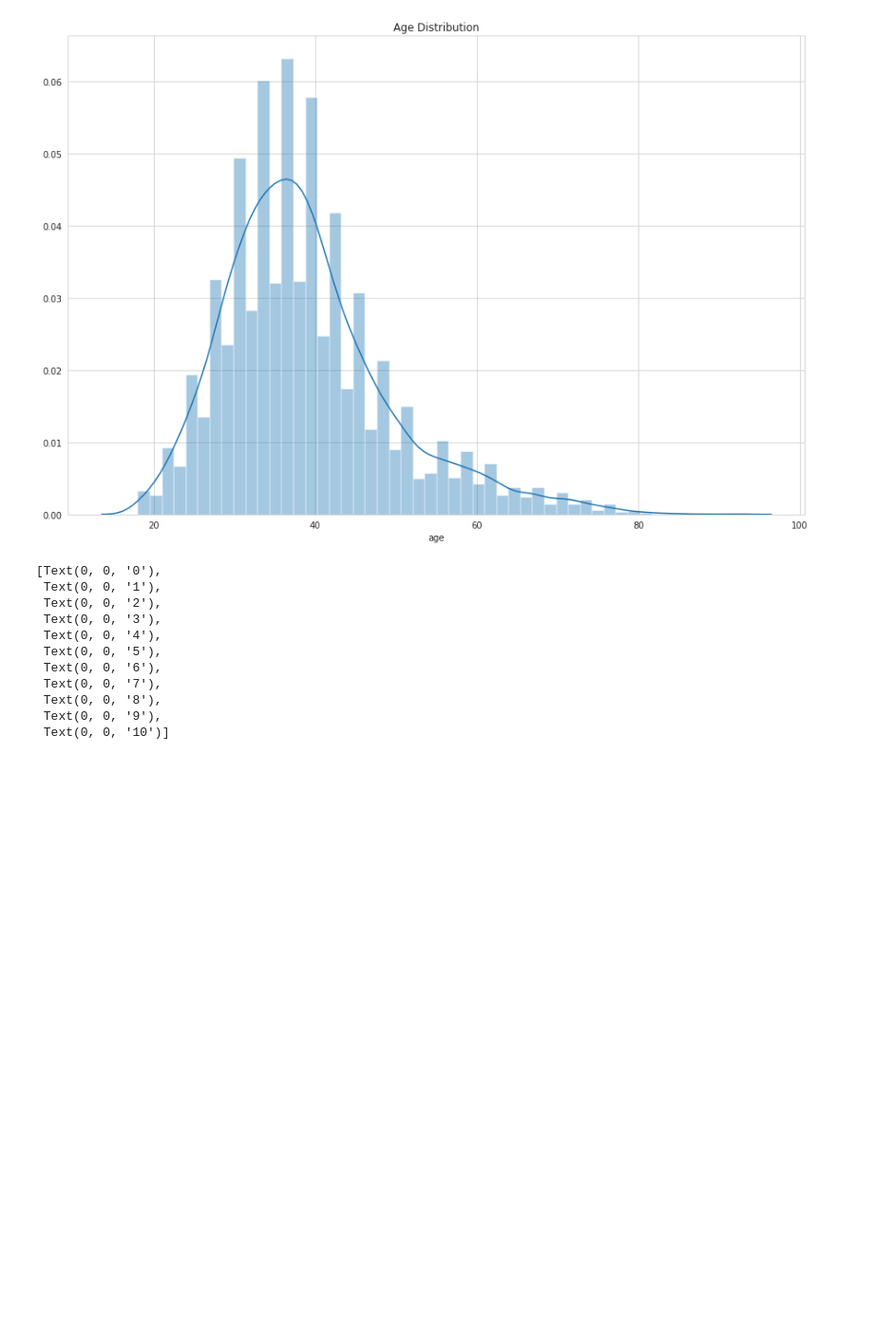
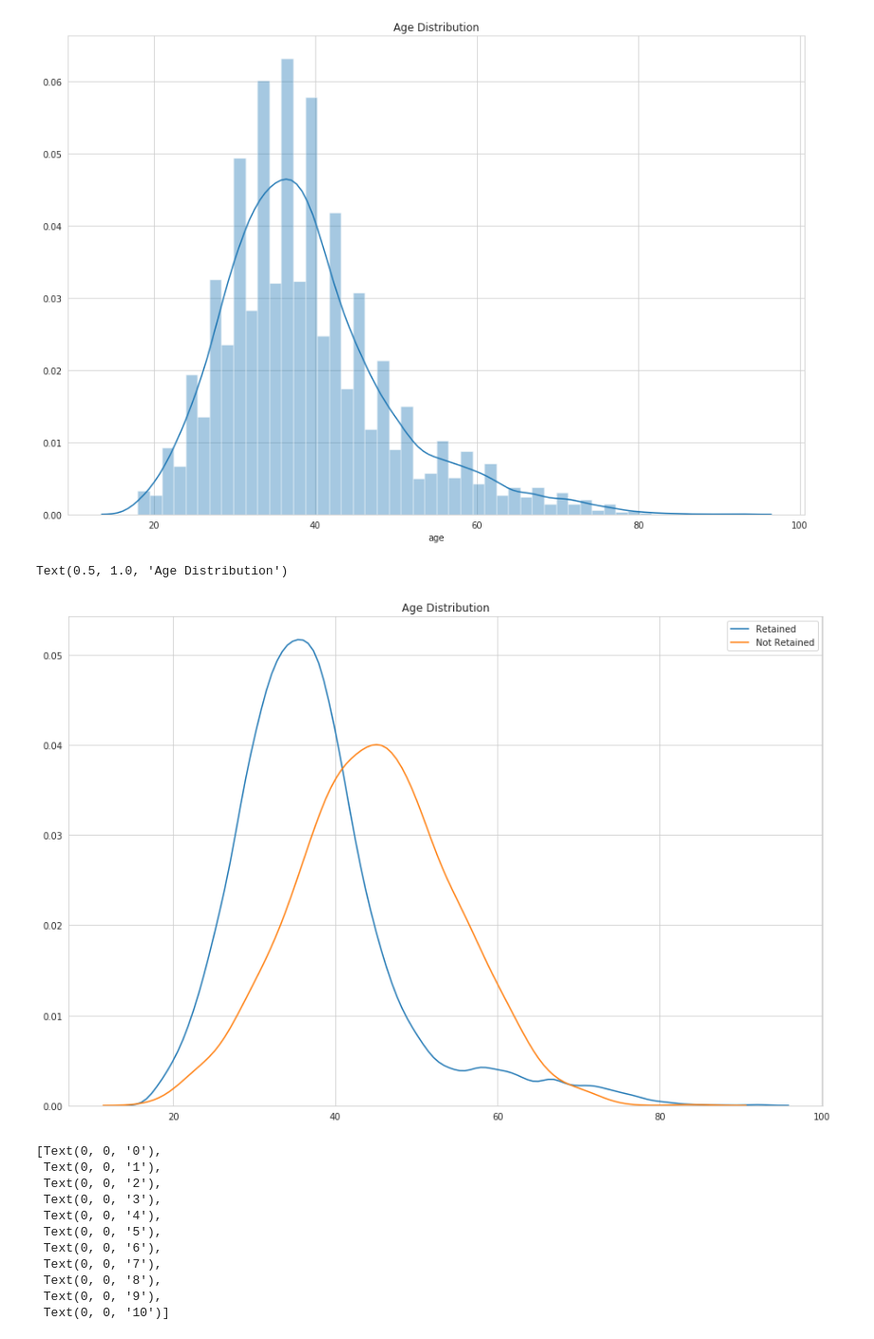
Before and after one commit to jiacheng-yao/ml_challenges, a Jupyter notebook: dkb/DKB DS Challenge - Jiacheng Yao.ipynb, the cells around one changed output. Shown: that part at 95% size. Drawn from its saved outputs; the diff is of its cells as text; code cells hidden in the pictures; blank space fills up the shorter version.

```diff
--- a/dkb/DKB DS Challenge - Jiacheng Yao.ipynb
+++ b/dkb/DKB DS Challenge - Jiacheng Yao.ipynb
@@ -188,6 +225,16 @@ sns.distplot(df_dkb['age']).set_title('Age Distribution')
 # %% [output]
 Text(0.5, 1.0, 'Age Distribution')
 [figure]
+# %%
+# plot the histogram for age per retained class
+fig = plt.figure(figsize=(15,10))
+ax = fig.add_subplot(111)
+
+sns.distplot(df_dkb_retained[['age']], hist=False, rug=False, label="Retained")
+sns.distplot(df_dkb_not_retained[['age']], hist=False, rug=False, label="Not Retained").set_title('Age Distribution')
+# %% [output]
+Text(0.5, 1.0, 'Age Distribution')
+[figure, added]
 # %%
 # plot the number of users for each years_customer
 df_dkb_grouped_by_years_customer = df_dkb.groupby(['years_customer']).agg({'id':'count'}).reset_index()
```
Also changed, not shown: parts of 10 cells of this notebook.
